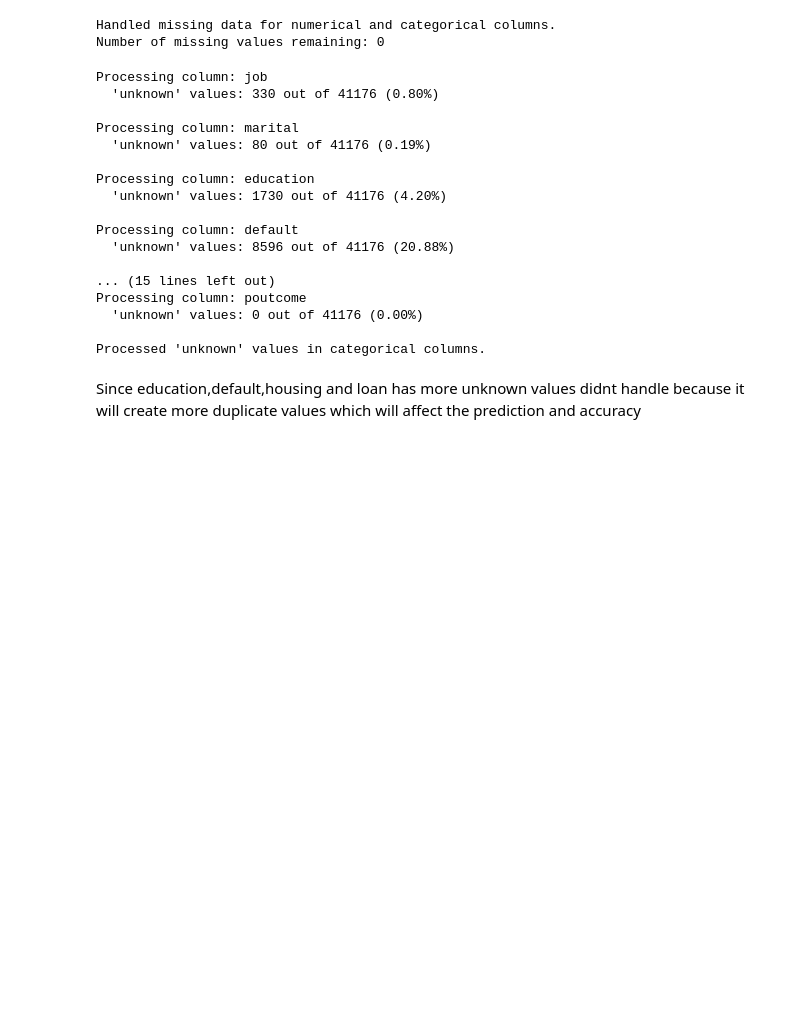
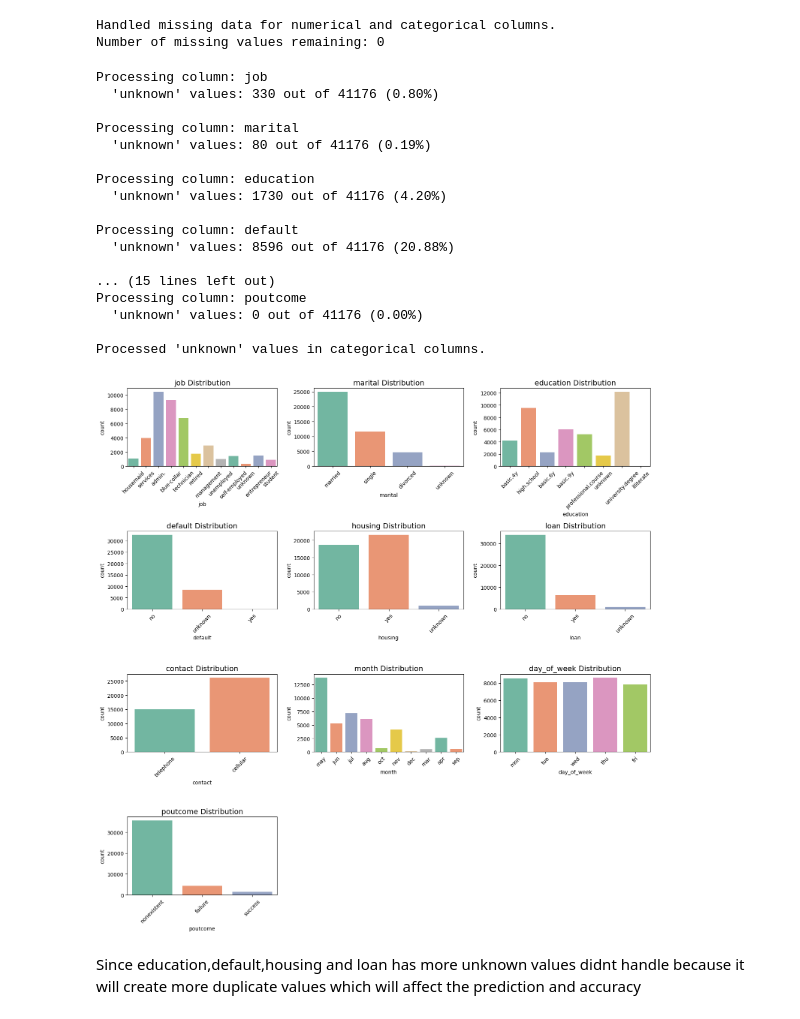
Before and after one commit to Shaithra2107/Bank-Marketing-Prediction-, a Jupyter notebook: Bank_Marketing_Prediction.ipynb, the cells around one changed output. Cells and saved outputs as stored; diff of their text form; code cells hidden in the pictures; blank space fills up the shorter version.

```diff
--- a/Bank_Marketing_Prediction.ipynb
+++ b/Bank_Marketing_Prediction.ipynb
@@ -350,33 +385,45 @@ Number of missing values remaining: 0
 # %%
 import numpy as np  # Import NumPy
 
 
 # Step 7: Handle 'unknown' values in categorical columns
 for col in categorical_cols:
     unknown_count = (data_cleaned[col] == 'unknown').sum()
     total_count = len(data_cleaned)
     print(f"\nProcessing column: {col}")
     print(f"  'unknown' values: {unknown_count} out of {total_count} ({(unknown_count / total_count) * 100:.2f}%)")
 
 print("\nProcessed 'unknown' values in categorical columns.")
+
+# ** Distribution of Categorical Features **
+
+plt.figure(figsize=(15, 15))  # Increased height here
+for i, col in enumerate(categorical_cols, 1):
+    plt.subplot(4, 3, i)  # You can adjust this to fit the number of categorical variables
+    sns.countplot(data=data, x=col, hue=col, palette='Set2', dodge=False)
+    plt.title(f"{col} Distribution", fontsize=14)
+    plt.xticks(rotation=45)
+plt.tight_layout()
+plt.show()
 # %% [output]
 Processing column: job
   'unknown' values: 330 out of 41176 (0.80%)
 
 Processing column: marital
   'unknown' values: 80 out of 41176 (0.19%)
 
 Processing column: education
   'unknown' values: 1730 out of 41176 (4.20%)
 
 Processing column: default
   'unknown' values: 8596 out of 41176 (20.88%)
 
 ... (15 lines left out)
 Processing column: poutcome
   'unknown' values: 0 out of 41176 (0.00%)
 
 Processed 'unknown' values in categorical columns.
+[figure, added]
 # %% [markdown]
 Since education,default,housing and loan has more unknown values didnt handle because it will create more duplicate values which will affect the prediction and accuracy
 # %%
```
Also changed, not shown: parts of 10 cells of this notebook.
